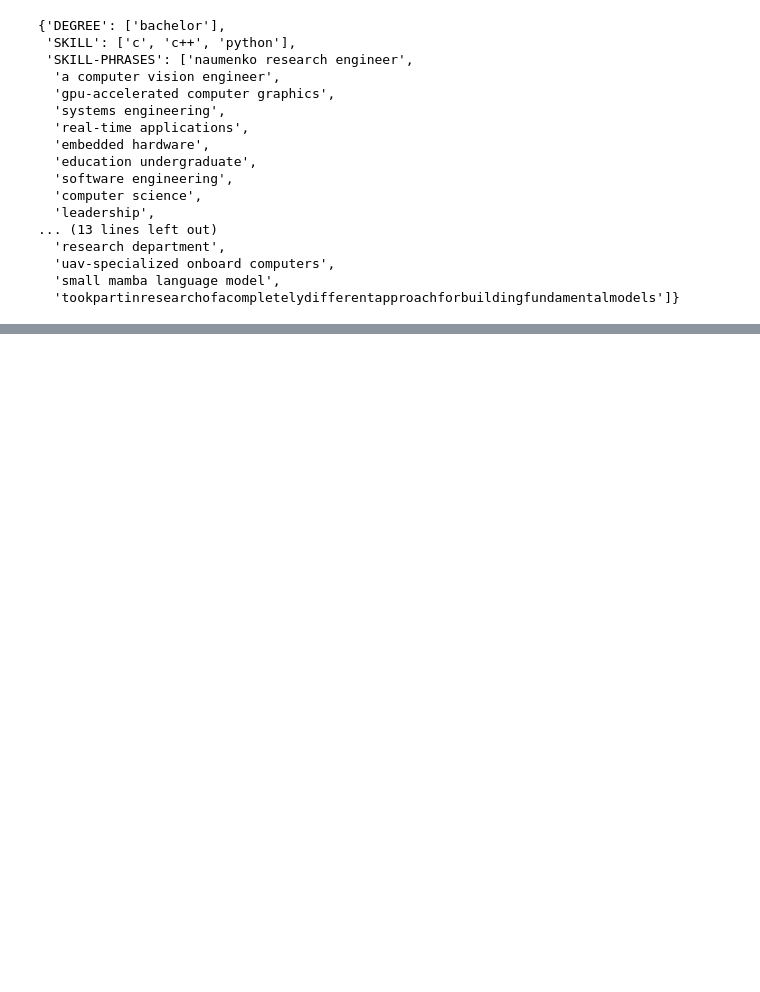
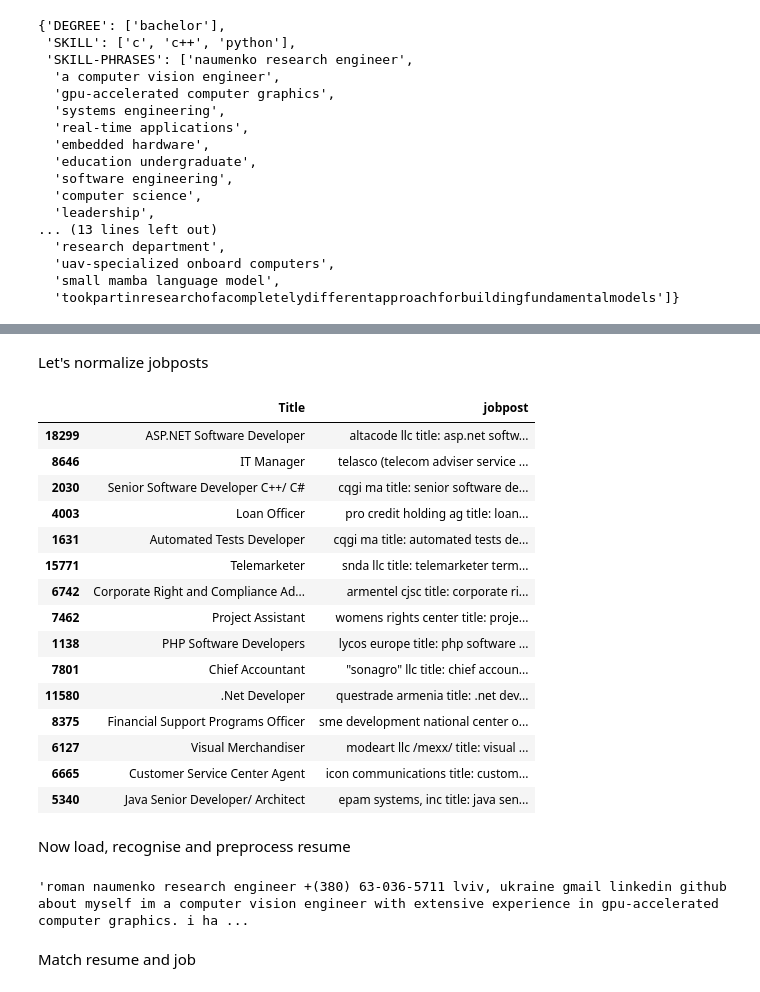
Before and after one commit to Raspy-Py/AutomatedResumeScreening, a Jupyter notebook: dev.ipynb, the cells around one changed output, grey strips where cells are left out. Cells and saved outputs as stored; diff of their text form; code cells hidden in the pictures; blank space fills up the shorter version.

```diff
--- a/dev.ipynb
+++ b/dev.ipynb
@@ -474,0 +614,35 @@ variations of SAM and two generative models: a diffusion based and LaMa.
+# %% [markdown]
+Let's normalize jobposts
+# %%
+text_preprocessor = TextPreprocessor()
+
+jobs_sample_5_df['jobpost'] = jobs_sample_5_df['jobpost'].apply(text_preprocessor.normalize)
+jobs_sample_5_df
+# %% [output]
+|  | Title | jobpost |
+| 18299 | ASP.NET Software Developer | altacode llc title: asp.net softw... |
+| 8646 | IT Manager | telasco (telecom adviser service ... |
+| 2030 | Senior Software Developer C++/ C# | cqgi ma title: senior software de... |
+| 4003 | Loan Officer | pro credit holding ag title: loan... |
+| 1631 | Automated Tests Developer | cqgi ma title: automated tests de... |
+| 15771 | Telemarketer | snda llc title: telemarketer term... |
+| 6742 | Corporate Right and Compliance Ad... | armentel cjsc title: corporate ri... |
+| 7462 | Project Assistant | womens rights center title: proje... |
+| 1138 | PHP Software Developers | lycos europe title: php software ... |
+| 7801 | Chief Accountant | "sonagro" llc title: chief accoun... |
+| 11580 | .Net Developer | questrade armenia title: .net dev... |
+| 8375 | Financial Support Programs Officer | sme development national center o... |
+| 6127 | Visual Merchandiser | modeart llc /mexx/ title: visual ... |
+| 6665 | Customer Service Center Agent | icon communications title: custom... |
+| 5340 | Java Senior Developer/ Architect | epam systems, inc title: java sen... |
+# %% [markdown]
+Now load, recognise and preprocess resume
+# %%
+pdf_reader = PDFReader()
+resume_text = pdf_reader.read("data/Resume.pdf")
+resume_text = text_preprocessor.normalize(resume_text)
+resume_text
+# %% [output]
+'roman naumenko research engineer +(380) 63-036-5711 lviv, ukraine gmail linkedin github about myself im a computer vision engineer with extensive experience in gpu-accelerated computer graphics. i ha ...
+# %% [markdown]
+Match resume and job
```
Also changed, not shown: parts of 21 cells of this notebook, 4 other files.
